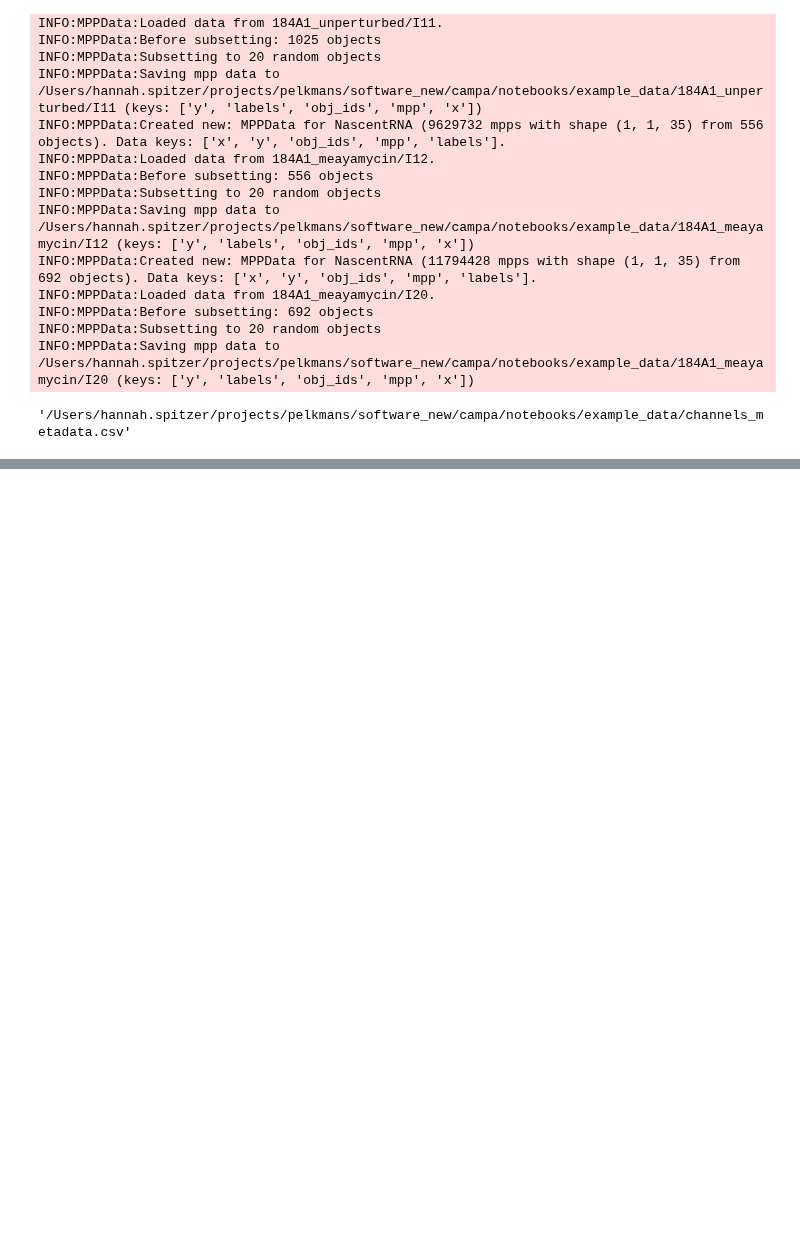
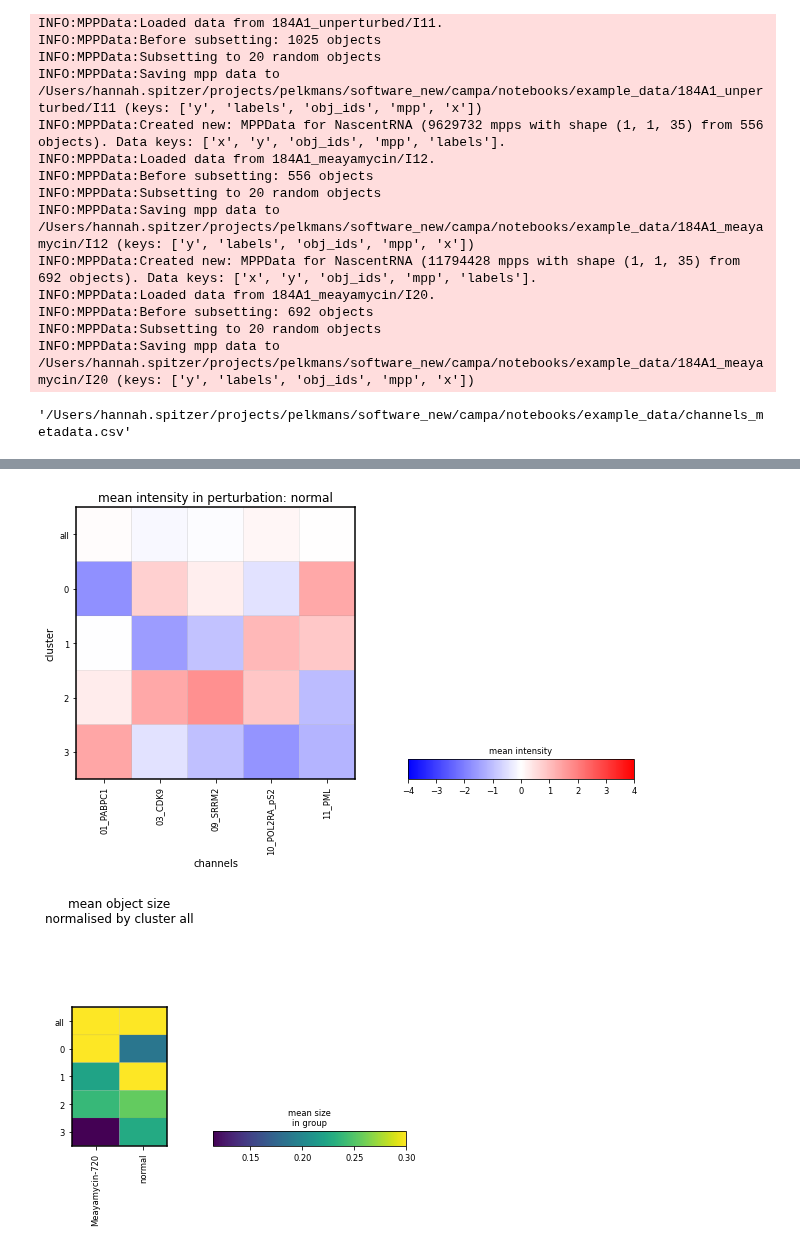
Before and after one commit to theislab/campa_ana, a Jupyter notebook: workflow/prepare_example_data.ipynb, the cells around one changed output, grey strips where cells are left out. Saved outputs shown, nothing was run; the diff lists cells and outputs as text; code cells hidden in the pictures; blank space fills up the shorter version.

Commit message:
add preparation of test data to notebooks

```diff
--- a/workflow/prepare_example_data.ipynb
+++ b/workflow/prepare_example_data.ipynb
@@ -47,0 +484,11 @@ INFO:MPPData:Saving mpp data to /Users/hannah.spitzer/projects/pelkmans/software
+# %%
+# load data
+exp = Experiment.from_dir("reference_experiment/cVAE")
+extrs = [
+    FeatureExtractor.from_adata(
+        os.path.join(exp.full_path, "aggregated/full_data", data_dir, "features.h5ad")
+    )
+    for data_dir in exp.data_params["data_dirs"]
+]
+
+extrs[0].adata
@@ -47,0 +507,8 @@ INFO:MPPData:Saving mpp data to /Users/hannah.spitzer/projects/pelkmans/software
+# %%
+for extr in extrs:
+    extr.extract_intensity_csv(obs=["well_name", "perturbation_duration", "TR"])
+    # TODO assert that csv exists
+
+# get combined adata for dotplots
+adatas = [extr.get_intensity_adata() for extr in extrs]
+adata_intensity = ad.concat(adatas, index_unique="-")
@@ -47,0 +525,22 @@ INFO:MPPData:Saving mpp data to /Users/hannah.spitzer/projects/pelkmans/software
+# %%
+plot_mean_intensity(
+    adata_intensity,
+    groupby="cluster",
+    limit_to_groups={"perturbation": "normal"},
+    dendrogram=False,
+    layer=None,
+    standard_scale="var",
+    cmap="bwr",
+    vmin=-4,
+    vmax=4,
+)
+plot_mean_size(
+    adata_intensity,
+    groupby_row="cluster",
+    groupby_col="perturbation_duration",
+    normby_row="all",
+    vmax=0.3,
+)
+# %% [output]
+[figure, added]
+[figure, added]
```
Also changed, not shown: parts of 20 cells of this notebook, 1 other file.
